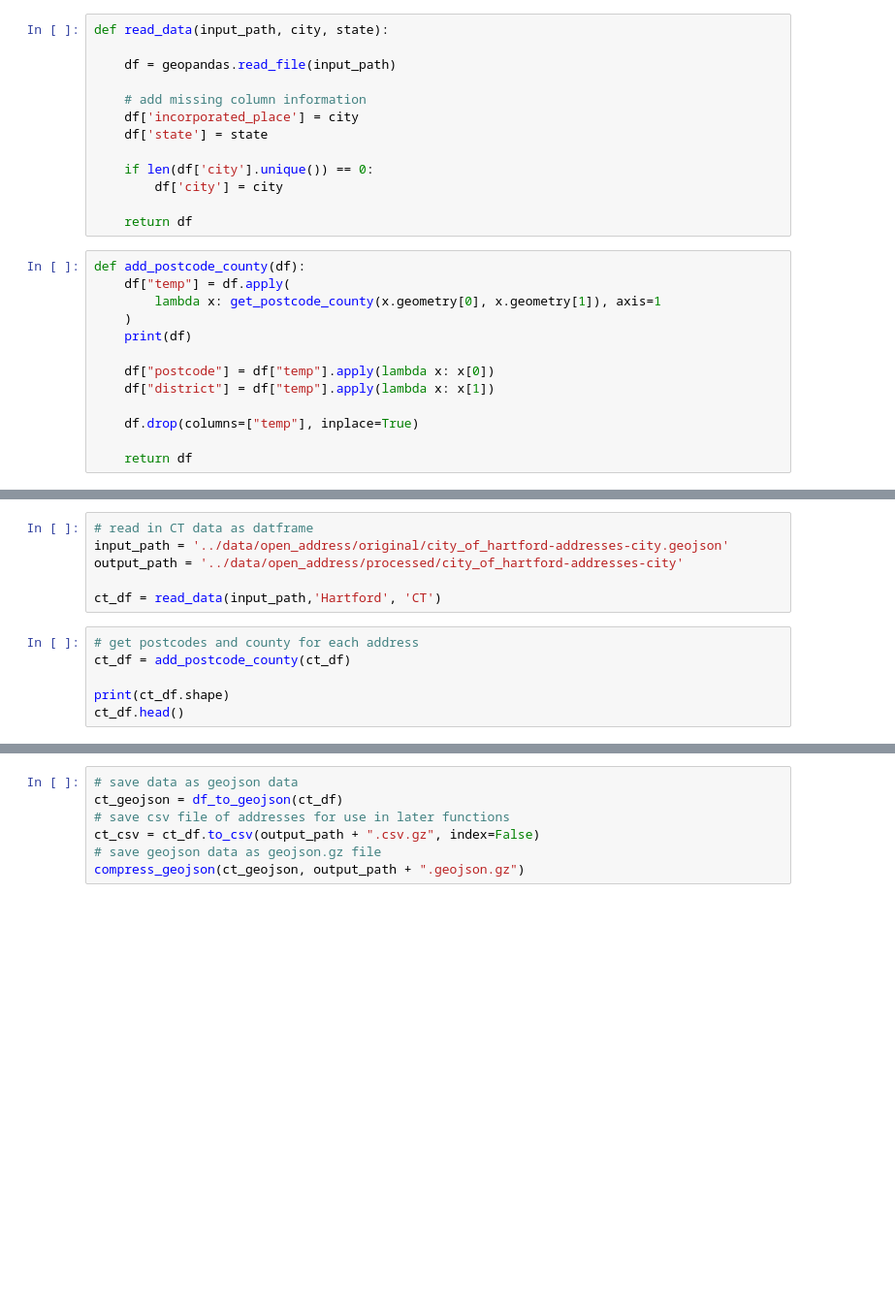
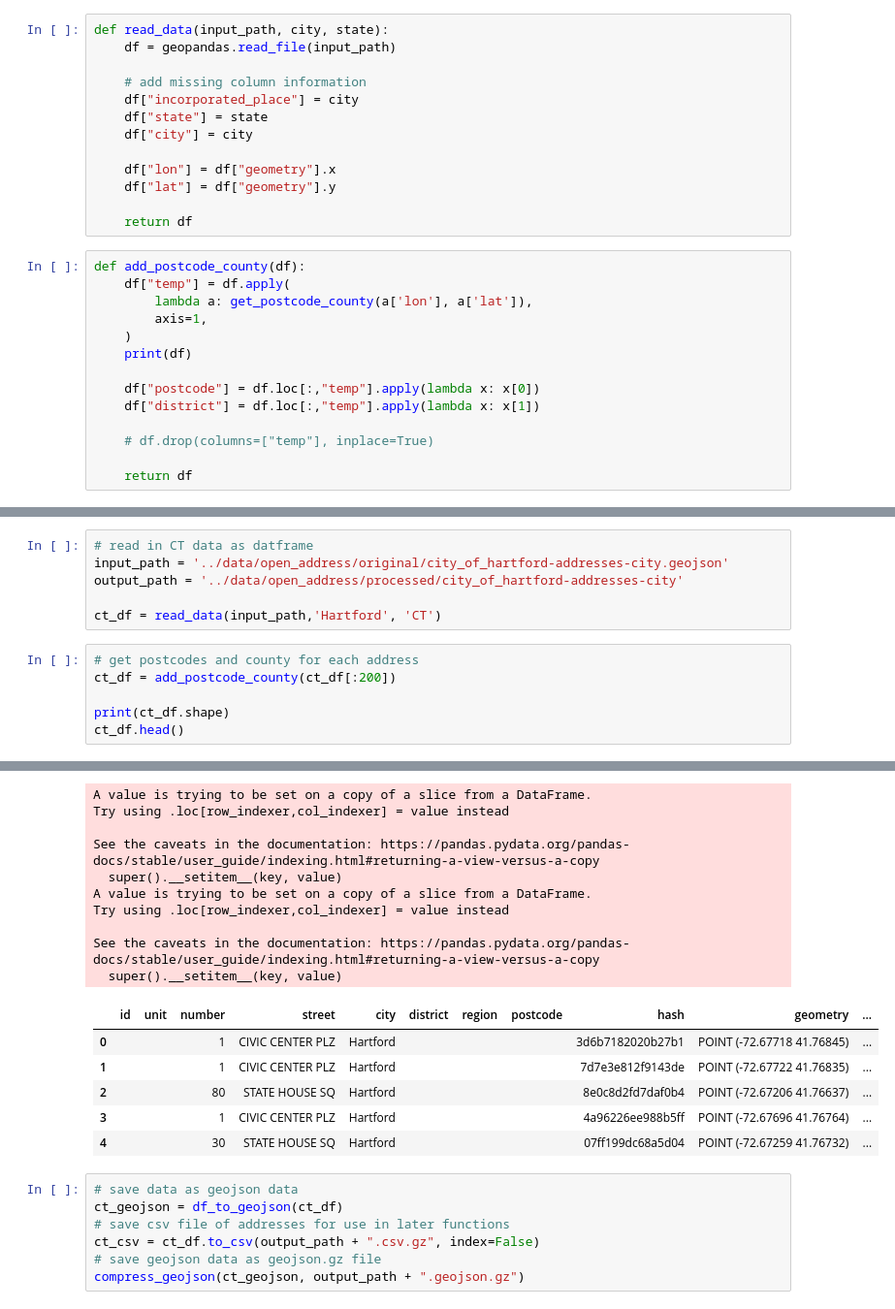
Before and after one commit to abbycarr/investigate_NE_isp, a Jupyter notebook: wrangling/0-address_parsing.ipynb, the cells around one changed output, grey strips where cells are left out. Shown: that part at 97% size. Drawn from its saved outputs; the diff is of its cells as text; blank space fills up the shorter version.

```diff
--- a/wrangling/0-address_parsing.ipynb
+++ b/wrangling/0-address_parsing.ipynb
@@ -61,28 +63,29 @@ def get_postcode_county(lat, long, gmaps=gmaps):
     return [post, county]
 # %%
 def read_data(input_path, city, state):
-
     df = geopandas.read_file(input_path)
 
     # add missing column information
-    df['incorporated_place'] = city
-    df['state'] = state
+    df["incorporated_place"] = city
+    df["state"] = state
+    df["city"] = city
 
-    if len(df['city'].unique()) == 0:
-        df['city'] = city
+    df["lon"] = df["geometry"].x
+    df["lat"] = df["geometry"].y
 
     return df
 # %%
 def add_postcode_county(df):
     df["temp"] = df.apply(
-        lambda x: get_postcode_county(x.geometry[0], x.geometry[1]), axis=1
+        lambda a: get_postcode_county(a['lon'], a['lat']),
+        axis=1,
     )
     print(df)
 
-    df["postcode"] = df["temp"].apply(lambda x: x[0])
-    df["district"] = df["temp"].apply(lambda x: x[1])
+    df["postcode"] = df.loc[:,"temp"].apply(lambda x: x[0])
+    df["district"] = df.loc[:,"temp"].apply(lambda x: x[1])
 
-    df.drop(columns=["temp"], inplace=True)
+    # df.drop(columns=["temp"], inplace=True)
 
     return df
 # %% [markdown]
@@ -95,7 +98,7 @@ output_path = '../data/open_address/processed/city_of_hartford-addresses-city'
 ct_df = read_data(input_path,'Hartford', 'CT')
 # %%
 # get postcodes and county for each address
-ct_df = add_postcode_county(ct_df)
+ct_df = add_postcode_county(ct_df[:200])
 
 print(ct_df.shape)
 ct_df.head()
@@ -104,3 +123,19 @@ TypeError: 'Point' object is not subscriptable
+A value is trying to be set on a copy of a slice from a DataFrame.
+Try using .loc[row_indexer,col_indexer] = value instead
+
+See the caveats in the documentation: https://pandas.pydata.org/pandas-docs/stable/user_guide/indexing.html#returning-a-view-versus-a-copy
+  super().__setitem__(key, value)
+A value is trying to be set on a copy of a slice from a DataFrame.
+Try using .loc[row_indexer,col_indexer] = value instead
+
+See the caveats in the documentation: https://pandas.pydata.org/pandas-docs/stable/user_guide/indexing.html#returning-a-view-versus-a-copy
+  super().__setitem__(key, value)
+|  | id | unit | number | street | city | district | region | postcode | hash | geometry | ... |
+| 0 |  |  | 1 | CIVIC CENTER PLZ | Hartford |  |  |  | 3d6b7182020b27b1 | POINT (-72.67718 41.76845) | ... |
+| 1 |  |  | 1 | CIVIC CENTER PLZ | Hartford |  |  |  | 7d7e3e812f9143de | POINT (-72.67722 41.76835) | ... |
+| 2 |  |  | 80 | STATE HOUSE SQ | Hartford |  |  |  | 8e0c8d2fd7daf0b4 | POINT (-72.67206 41.76637) | ... |
+| 3 |  |  | 1 | CIVIC CENTER PLZ | Hartford |  |  |  | 4a96226ee988b5ff | POINT (-72.67696 41.76764) | ... |
+| 4 |  |  | 30 | STATE HOUSE SQ | Hartford |  |  |  | 07ff199dc68a5d04 | POINT (-72.67259 41.76732) | ... |
 # %%
 # save data as geojson data
 ct_geojson = df_to_geojson(ct_df)
```
Also changed, not shown: parts of 4 cells of this notebook, 3 other files.
